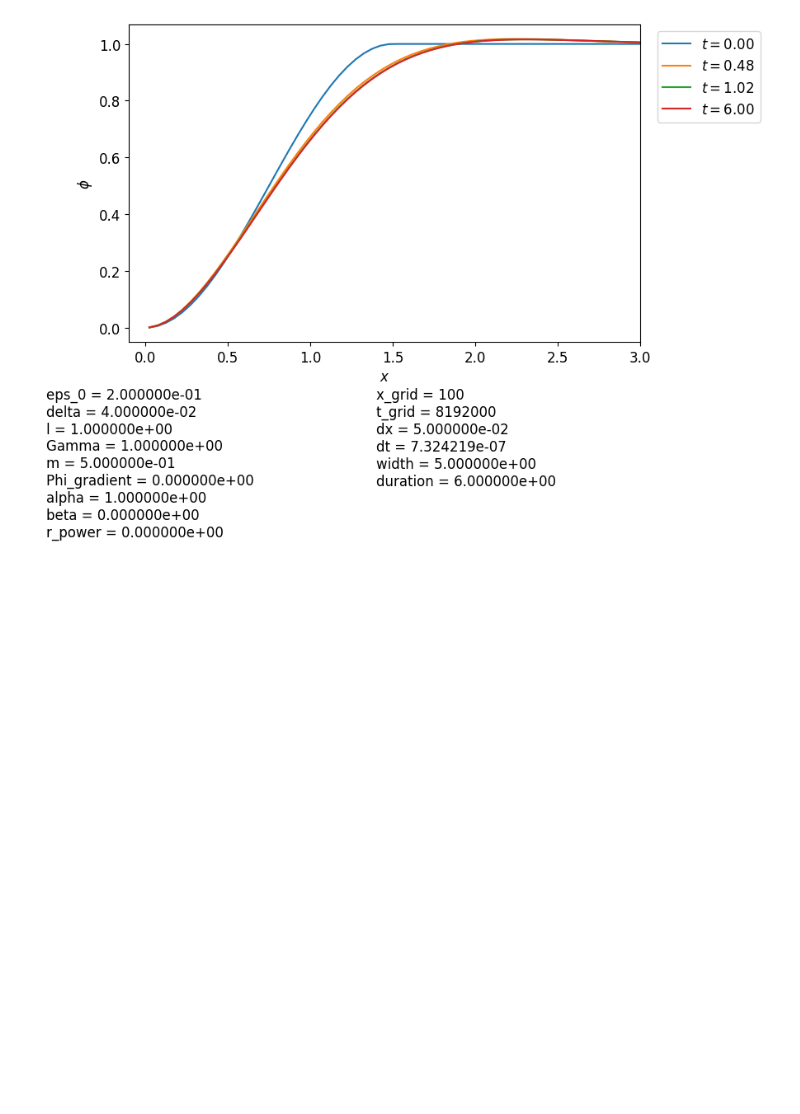
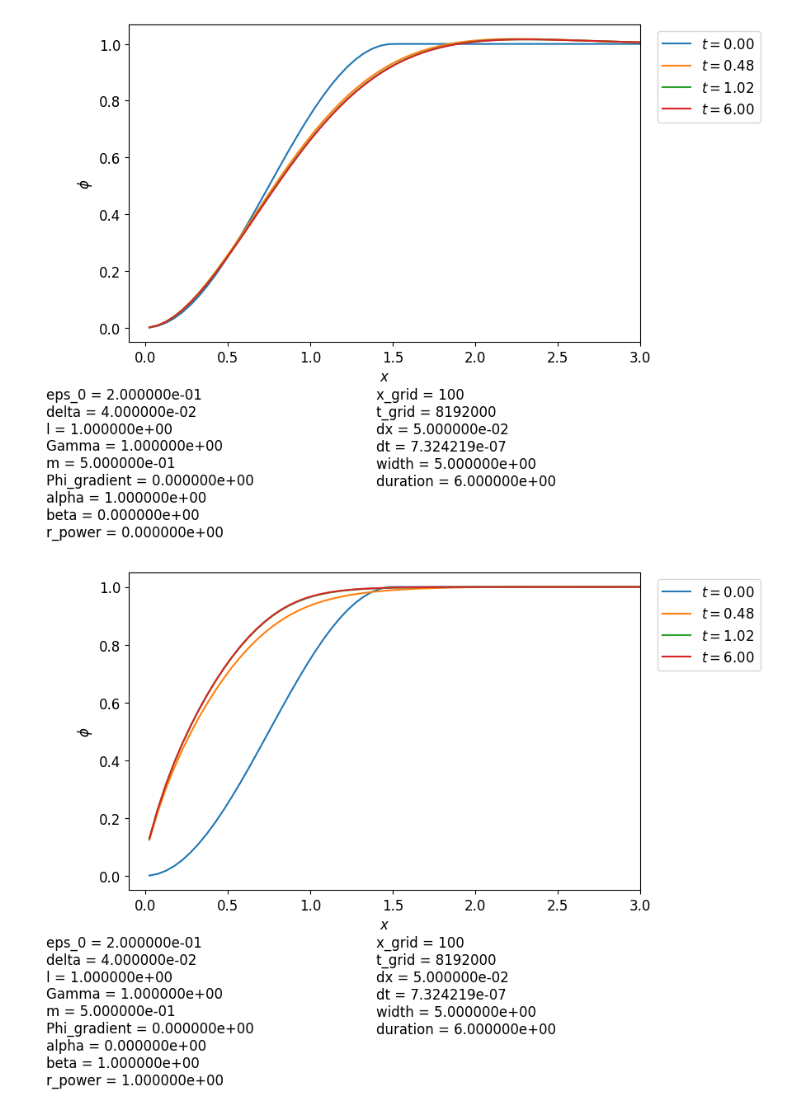
Before and after one commit to ponomarevandr/disruption, a Jupyter notebook: finite_volumes/experiments/base_functions/base_functions.ipynb, the cells around one changed output. Drawn from its saved outputs; the diff is of its cells as text; code cells hidden in the pictures; blank space fills up the shorter version.

```diff
--- a/finite_volumes/experiments/base_functions/base_functions.ipynb
+++ b/finite_volumes/experiments/base_functions/base_functions.ipynb
@@ -37,3 +37,8 @@ model_100_bi = model_from_file('../../bin/model_100_bi.csv')
 model_plot(model_100_bi, [0, 0.5, 1, 6], figsize=(8, 5), xlim=[-0.1, 3])
 # %% [output]
 [figure]
+# %%
+model_100_cyl_p = model_from_file('../../bin/model_100_cyl_p.csv')
+model_plot(model_100_cyl_p, [0, 0.5, 1, 6], figsize=(8, 5), xlim=[-0.1, 3])
+# %% [output]
+[figure, added]
```
Also changed, not shown: parts of 9 cells of this notebook, 9 other files.
